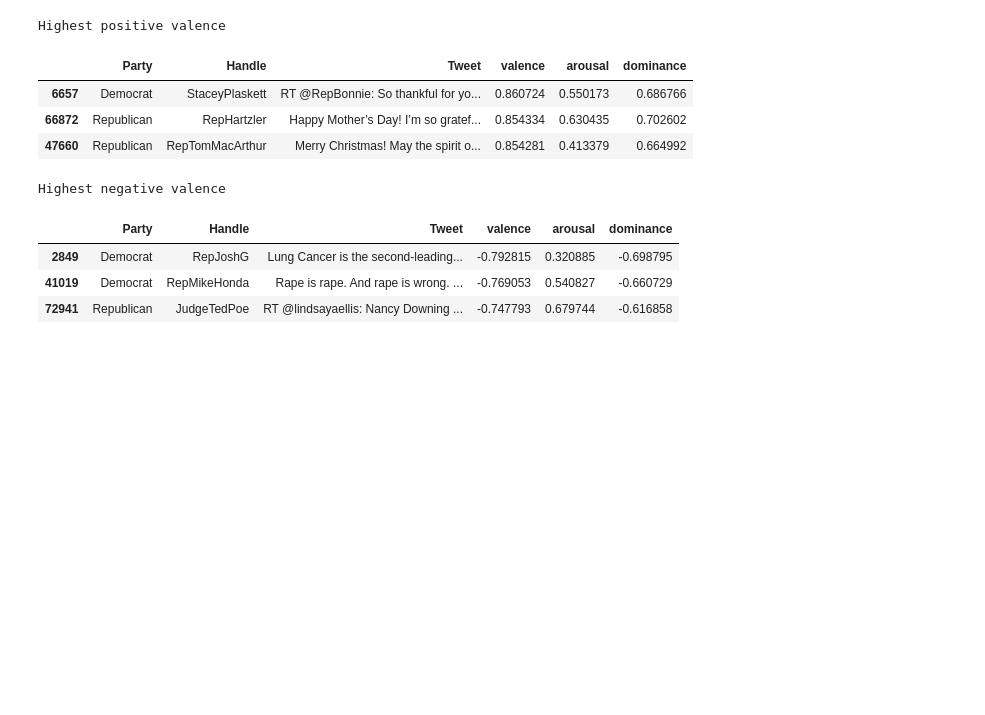
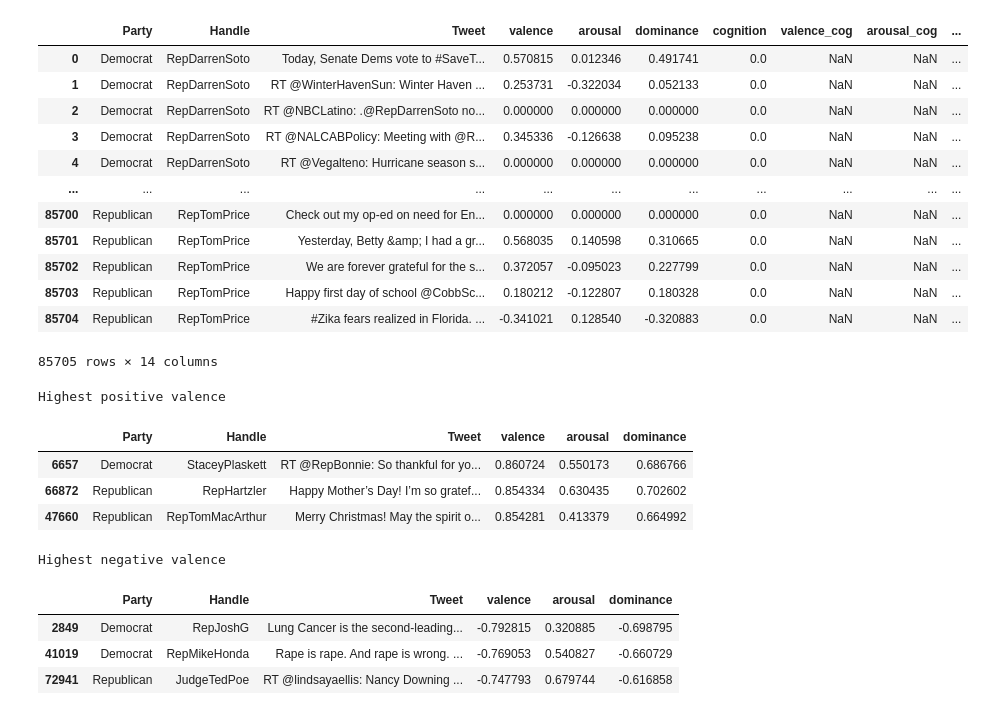
Before and after one commit to codingFerryman/circumplex_emotionmeter, a Jupyter notebook: src/emotionmeter_VAD_viz.ipynb, the cells around one changed output. Drawn from its saved outputs; the diff is of its cells as text; code cells hidden in the pictures; blank space fills up the shorter version.

```diff
--- a/src/emotionmeter_VAD_viz.ipynb
+++ b/src/emotionmeter_VAD_viz.ipynb
@@ -24,3 +40,19 @@ plt.show()
+# %%
+anew_df
+# %% [output]
+|  | Party | Handle | Tweet | valence | arousal | dominance | cognition | valence_cog | arousal_cog | ... |
+| 0 | Democrat | RepDarrenSoto | Today, Senate Dems vote to #SaveT... | 0.570815 | 0.012346 | 0.491741 | 0.0 | NaN | NaN | ... |
+| 1 | Democrat | RepDarrenSoto | RT @WinterHavenSun: Winter Haven ... | 0.253731 | -0.322034 | 0.052133 | 0.0 | NaN | NaN | ... |
+| 2 | Democrat | RepDarrenSoto | RT @NBCLatino: .@RepDarrenSoto no... | 0.000000 | 0.000000 | 0.000000 | 0.0 | NaN | NaN | ... |
+| 3 | Democrat | RepDarrenSoto | RT @NALCABPolicy: Meeting with @R... | 0.345336 | -0.126638 | 0.095238 | 0.0 | NaN | NaN | ... |
+| 4 | Democrat | RepDarrenSoto | RT @Vegalteno: Hurricane season s... | 0.000000 | 0.000000 | 0.000000 | 0.0 | NaN | NaN | ... |
+| ... | ... | ... | ... | ... | ... | ... | ... | ... | ... | ... |
+| 85700 | Republican | RepTomPrice | Check out my op-ed on need for En... | 0.000000 | 0.000000 | 0.000000 | 0.0 | NaN | NaN | ... |
+| 85701 | Republican | RepTomPrice | Yesterday, Betty &amp; I had a gr... | 0.568035 | 0.140598 | 0.310665 | 0.0 | NaN | NaN | ... |
+| 85702 | Republican | RepTomPrice | We are forever grateful for the s... | 0.372057 | -0.095023 | 0.227799 | 0.0 | NaN | NaN | ... |
+| 85703 | Republican | RepTomPrice | Happy first day of school @CobbSc... | 0.180212 | -0.122807 | 0.180328 | 0.0 | NaN | NaN | ... |
+| 85704 | Republican | RepTomPrice | #Zika fears realized in Florida. ... | -0.341021 | 0.128540 | -0.320883 | 0.0 | NaN | NaN | ... |
+85705 rows × 14 columns
 # %%
 print("Highest positive valence")
 anew_df.sort_values('valence', ascending=False)[:3]
```
Also changed, not shown: parts of 13 cells of this notebook, 8 other files.
